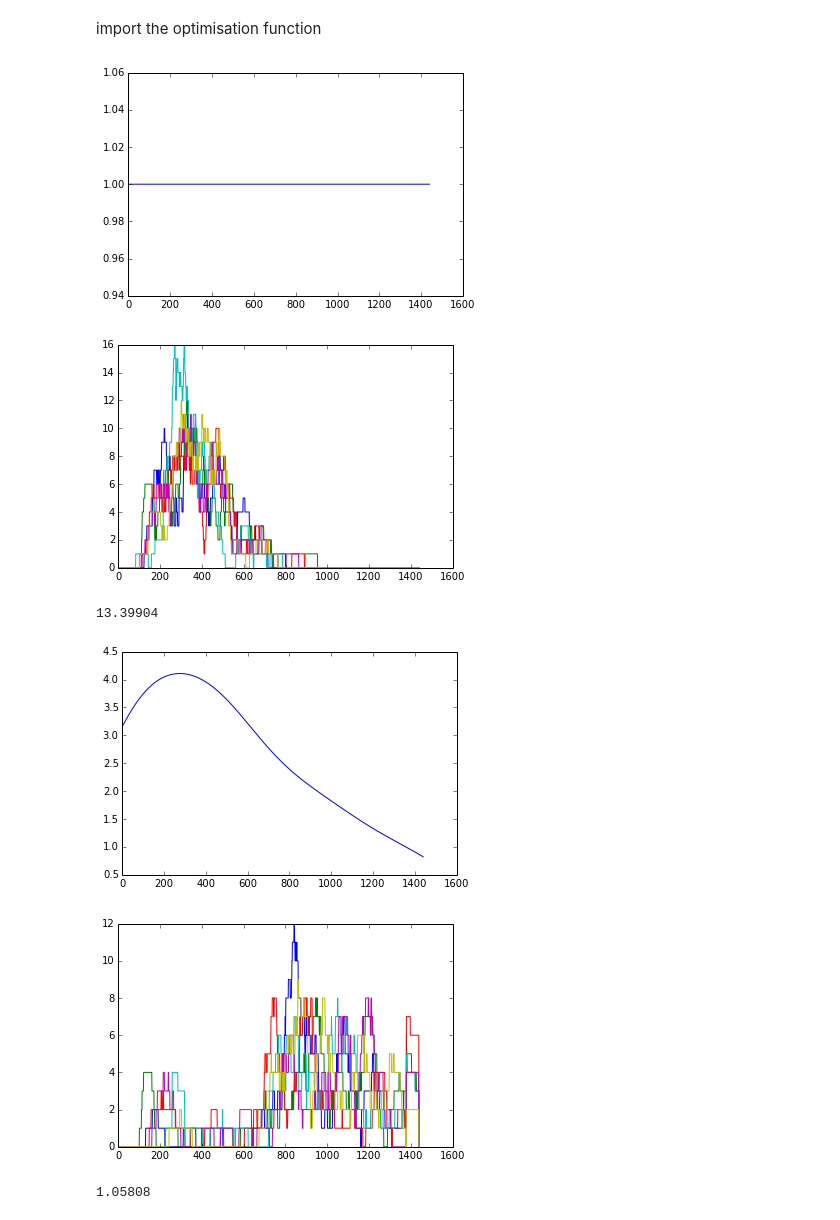
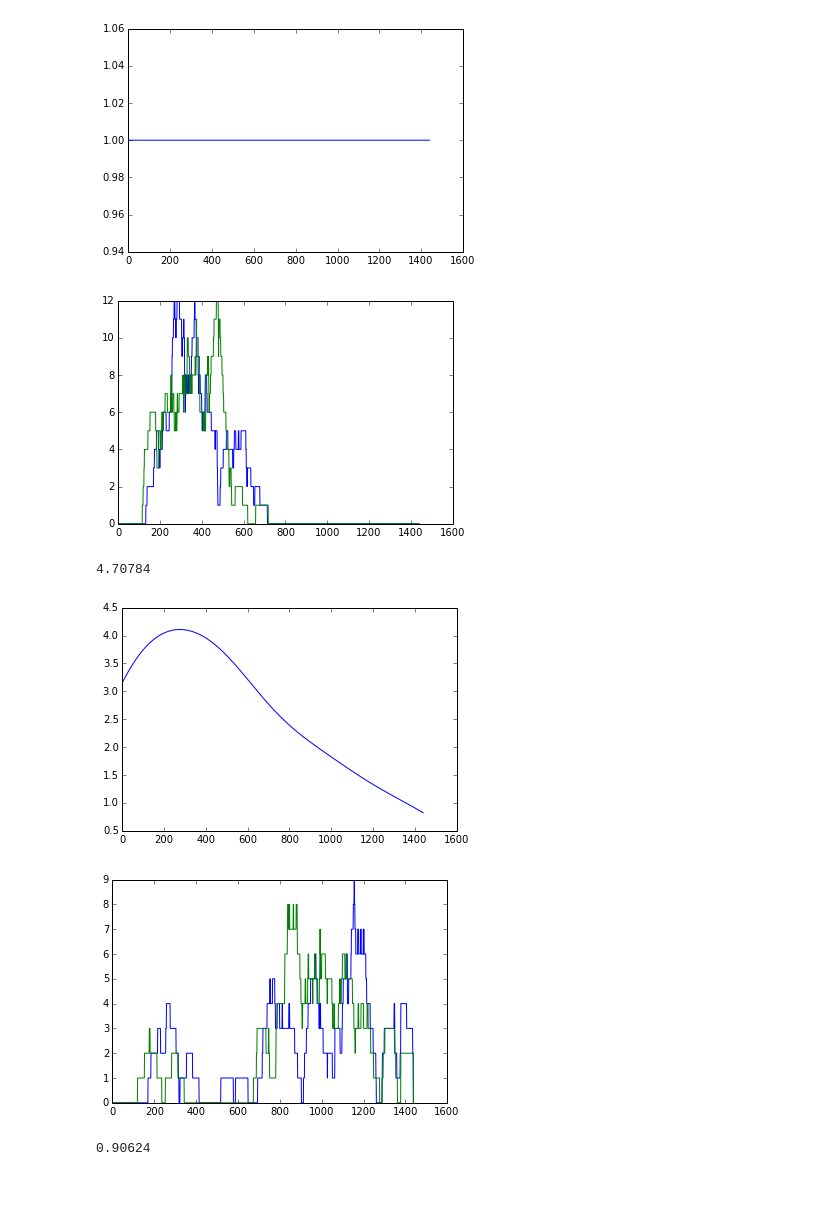
Before and after one commit to markm541374/tariffset, a Jupyter notebook: GPGO.ipynb, the cells around one changed output. Cells and saved outputs as stored; diff of their text form; code cells hidden in the pictures; blank space fills up the shorter version.

```diff
--- a/GPGO.ipynb
+++ b/GPGO.ipynb
@@ -188,2 +0,0 @@ class GPGO():
-# %% [markdown]
-import the optimisation function
@@ -190,16 +17,16 @@ import the optimisation function
 # %%
 import tariffopt as TO
-o=TO.objective(["ts0.txt","ts1.txt","ts2.txt","ts3.txt","ts4.txt","ts5.txt"],TO.load_cost_flatness,TO.gen_SG_tariff)
-
+#o=TO.objective(["ts0.txt","ts1.txt","ts2.txt","ts3.txt","ts4.txt","ts5.txt"],TO.load_cost_flatness,TO.gen_SG_tariff)
+o=TO.objective(["ts0.txt","ts1.txt"],TO.load_cost_flatness,TO.gen_SG_tariff)
 def optfunction(X):
     return o.eval_under_tariff(X,plot_=True)
 
 print o.flat_ref()
-print optfunction([2,2,2,1,1,0.5,0.5])
+print optfunction(sp.matrix([[2,2,2,1,1,0.5,0.5]]))
 # %% [output]
 [figure]
-[figure, old version]
+[figure, new version]
-13.39904
+4.70784
 [figure]
-[figure, old version]
+[figure, new version]
-1.05808
+0.90624
```
Also changed, not shown: parts of 9 cells of this notebook, 2 other files.
